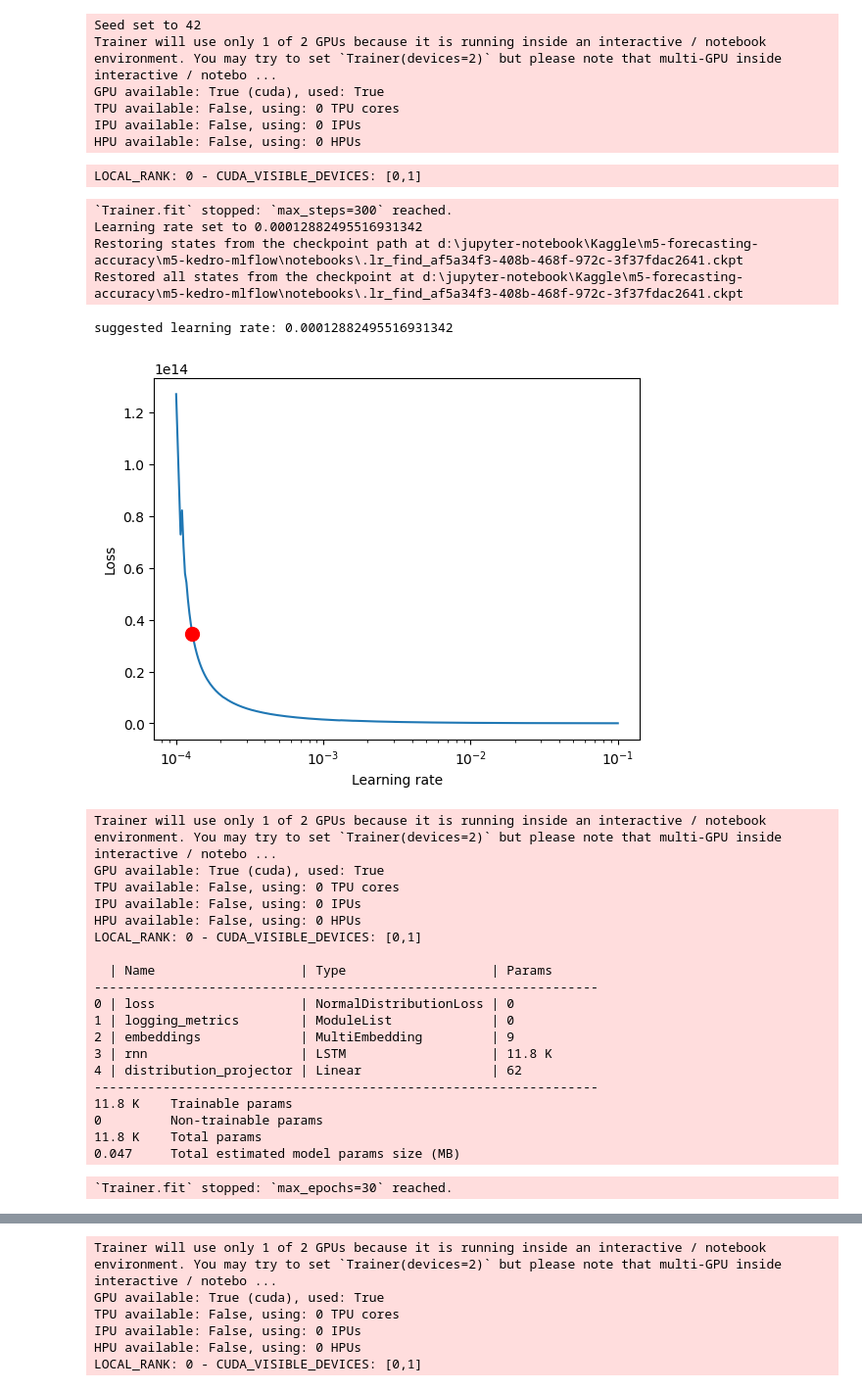
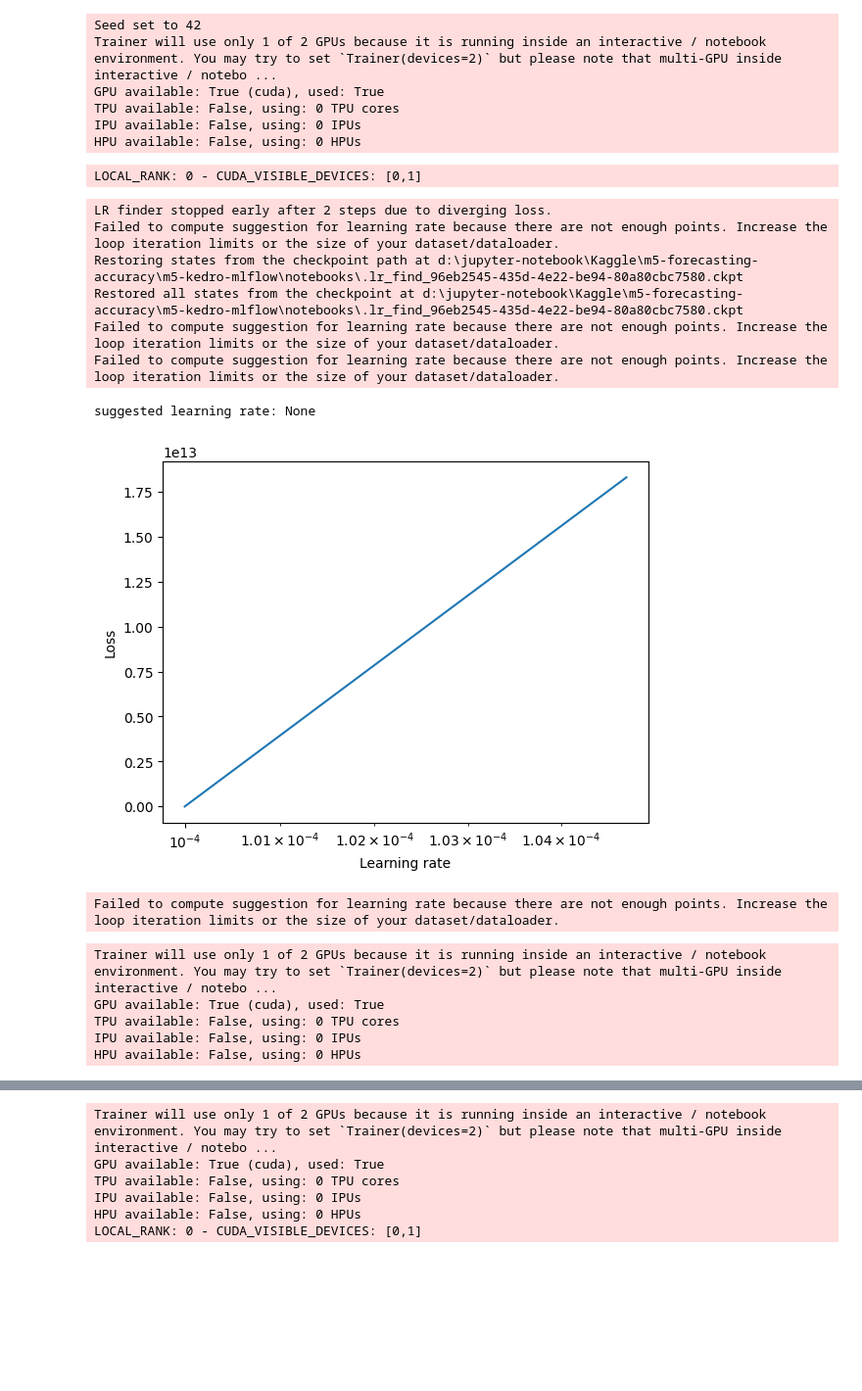
Before and after one commit to raymondlam19/m5_kedro_mlflow, a Jupyter notebook: notebooks/deepar_full.ipynb, the cells around one changed output, grey strips where cells are left out. Shown: that part at 98% size. Drawn from its saved outputs; the diff is of its cells as text; code cells hidden in the pictures; blank space fills up the shorter version.

Commit message:
update deepar full dataset notebook

```diff
--- a/notebooks/deepar_full.ipynb
+++ b/notebooks/deepar_full.ipynb
@@ -159,7 +159,7 @@ train_dataset = TimeSeriesDataSet(
 
 val_dataset = TimeSeriesDataSet.from_dataset(train_dataset, unpivot, min_prediction_idx=training_cutoff + 1)
 # %%
-batch_size = 512
+batch_size = 256
 # synchronize samples in each batch over time - only necessary for DeepVAR, not for DeepAR
 train_dataloader = train_dataset.to_dataloader(
     train=True, batch_size=batch_size, num_workers=4,
@@ -193,11 +193,11 @@ tensor(0.3048, device='cuda:0')
 pl.seed_everything(42)
 import pytorch_forecasting as ptf
 
-trainer = pl.Trainer(accelerator="gpu", gradient_clip_val=1e-1)
+trainer = pl.Trainer(accelerator="gpu", gradient_clip_val=0.1)
 net = DeepAR.from_dataset(
     train_dataset,
     learning_rate=1e-2,
-    hidden_size=2048,
+    hidden_size=1024,
     rnn_layers=2,
     loss=NormalDistributionLoss(),   #MultivariateNormalDistributionLoss(rank=30),   # for DEEPVAR
     optimizer="Adam",
@@ -212,36 +212,38 @@ HPU available: False, using: 0 HPUs
 # %%
 # find optimal learning rate
 from lightning.pytorch.tuner import Tuner
 
 res = Tuner(trainer).lr_find(
     net,
     train_dataloaders=train_dataloader,
     val_dataloaders=val_dataloader,
     min_lr=1e-4,
-    max_lr=1e-1,
-    num_training=300
+    max_lr=1e-2,
+    num_training=200
 )
 print(f"suggested learning rate: {res.suggestion()}")
 fig = res.plot(show=True, suggest=True)
 fig.show()
-net.hparams.learning_rate = res.suggestion()    #2048,2: 0.00012882495516931342
+net.hparams.learning_rate = res.suggestion()    #1024,2: 0.00012882495516931342
 # %% [output]
 LOCAL_RANK: 0 - CUDA_VISIBLE_DEVICES: [0,1]
-`Trainer.fit` stopped: `max_steps=300` reached.
-Learning rate set to 0.00012882495516931342
-Restoring states from the checkpoint path at d:\jupyter-notebook\Kaggle\m5-forecasting-accuracy\m5-kedro-mlflow\notebooks\.lr_find_af5a34f3-408b-468f-972c-3f37fdac2641.ckpt
-Restored all states from the checkpoint at d:\jupyter-notebook\Kaggle\m5-forecasting-accuracy\m5-kedro-mlflow\notebooks\.lr_find_af5a34f3-408b-468f-972c-3f37fdac2641.ckpt
+LR finder stopped early after 2 steps due to diverging loss.
+Failed to compute suggestion for learning rate because there are not enough points. Increase the loop iteration limits or the size of your dataset/dataloader.
+Restoring states from the checkpoint path at d:\jupyter-notebook\Kaggle\m5-forecasting-accuracy\m5-kedro-mlflow\notebooks\.lr_find_96eb2545-435d-4e22-be94-80a80cbc7580.ckpt
+Restored all states from the checkpoint at d:\jupyter-notebook\Kaggle\m5-forecasting-accuracy\m5-kedro-mlflow\notebooks\.lr_find_96eb2545-435d-4e22-be94-80a80cbc7580.ckpt
+Failed to compute suggestion for learning rate because there are not enough points. Increase the loop iteration limits or the size of your dataset/dataloader.
+Failed to compute suggestion for learning rate because there are not enough points. Increase the loop iteration limits or the size of your dataset/dataloader.
-suggested learning rate: 0.00012882495516931342
+suggested learning rate: None
-[figure, old version]
+[figure, new version]
+Failed to compute suggestion for learning rate because there are not enough points. Increase the loop iteration limits or the size of your dataset/dataloader.
 # %%
 early_stop_callback = EarlyStopping(monitor="val_loss", min_delta=1e-4, patience=10, verbose=False, mode="min")
 trainer = pl.Trainer(
-    max_epochs=30,
+    max_epochs=10,
     accelerator="gpu",
     enable_model_summary=True,
     gradient_clip_val=0.1,
     callbacks=[early_stop_callback],
-    limit_train_batches=50,
     enable_checkpointing=True,
     default_root_dir=f'{HOME_PATH}/notebooks/saved/model/'
 )
@@ -259,21 +261,6 @@ GPU available: True (cuda), used: True
 TPU available: False, using: 0 TPU cores
 IPU available: False, using: 0 IPUs
 HPU available: False, using: 0 HPUs
-LOCAL_RANK: 0 - CUDA_VISIBLE_DEVICES: [0,1]
-
-  | Name                   | Type                   | Params
-------------------------------------------------------------------
-0 | loss                   | NormalDistributionLoss | 0
-1 | logging_metrics        | ModuleList             | 0
-2 | embeddings             | MultiEmbedding         | 9
-3 | rnn                    | LSTM                   | 11.8 K
-4 | distribution_projector | Linear                 | 62
-------------------------------------------------------------------
-11.8 K    Trainable params
-0         Non-trainable params
-11.8 K    Total params
-0.047     Total estimated model params size (MB)
-`Trainer.fit` stopped: `max_epochs=30` reached.
 # %%
 trainer.checkpoint_callback.best_model_path
 # %% [output]
```
Also changed, not shown: parts of 9 cells of this notebook.
